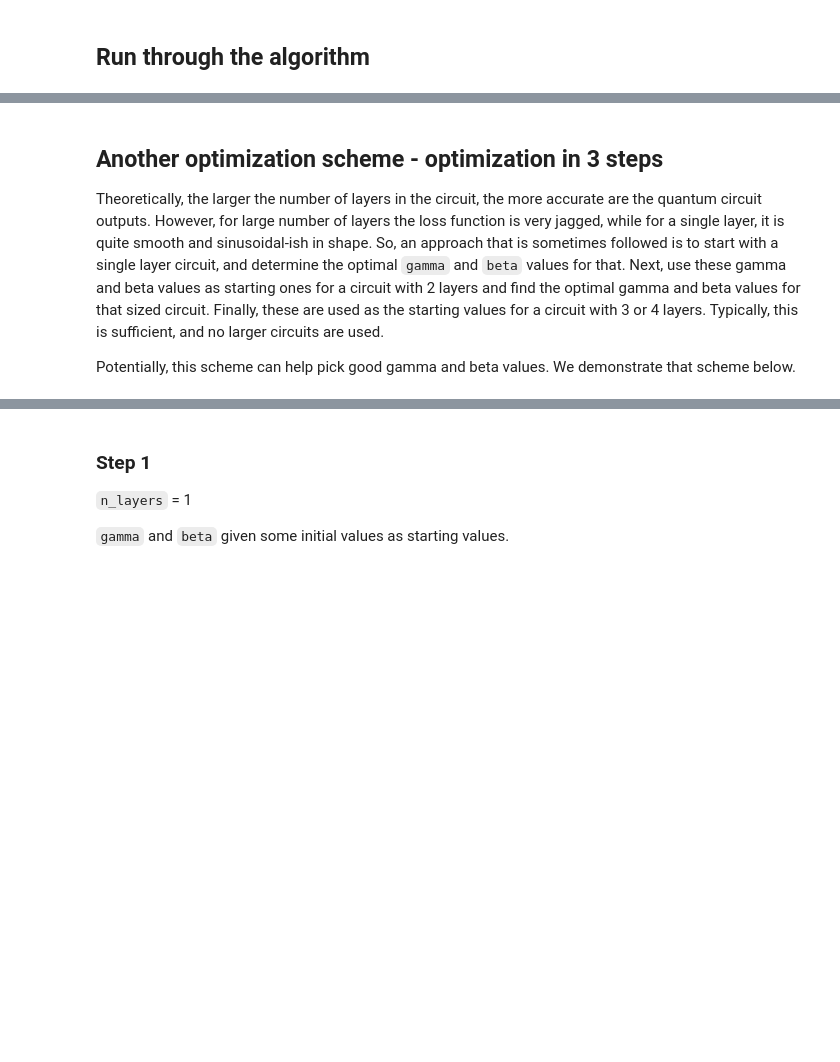
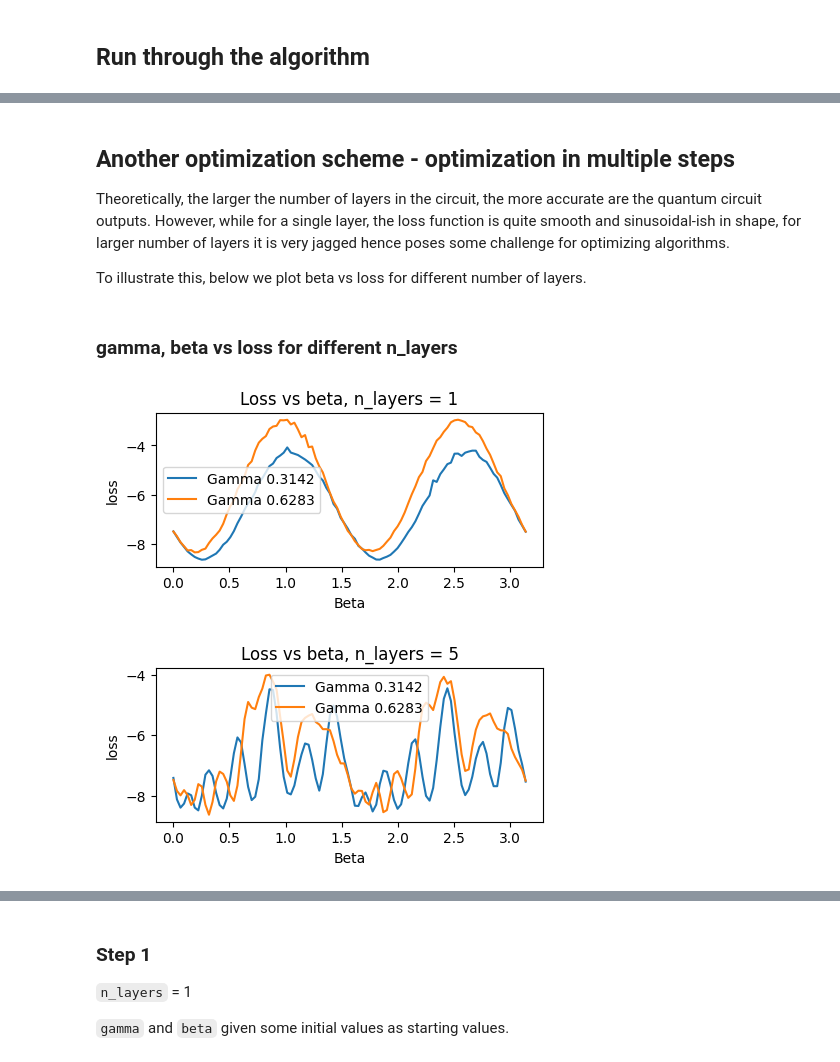
Before and after one commit to atulvarshneya/quantum-computing, a Jupyter notebook: examples/qckt/Well-Known Algorithms/QAOA-maxcut.ipynb, the cells around one changed output, grey strips where cells are left out. Cells and saved outputs as stored; diff of their text form; code cells hidden in the pictures; blank space fills up the shorter version.

```diff
--- a/examples/qckt/Well-Known Algorithms/QAOA-maxcut.ipynb
+++ b/examples/qckt/Well-Known Algorithms/QAOA-maxcut.ipynb
@@ -357,6 +356,33 @@ Frequency of good results: 1471, Frequency of bad results: 529
 # %% [markdown]
-## Another optimization scheme - optimization in 3 steps
+## Another optimization scheme - optimization in multiple steps
 
-Theoretically, the larger the number of layers in the circuit, the more accurate are the quantum circuit outputs. However, for large number of layers the loss function is very jagged, while for a single layer, it is quite smooth and sinusoidal-ish in shape. So, an approach that is sometimes followed is to start with a single layer circuit, and determine the optimal `gamma` and `beta` values for that. Next, use these gamma and beta values as starting ones for a circuit with 2 layers and find the optimal gamma and beta values for that sized circuit. Finally, these are used as the starting values for a circuit with 3 or 4 layers. Typically, this is sufficient, and no larger circuits are used.
+Theoretically, the larger the number of layers in the circuit, the more accurate are the quantum circuit outputs. However, while for a single layer, the loss function is quite smooth and sinusoidal-ish in shape, for larger number of layers it is very jagged hence poses some challenge for optimizing algorithms.
 
-Potentially, this scheme can help pick good gamma and beta values. We demonstrate that scheme below.
+To illustrate this, below we plot beta vs loss for different number of layers.
+# %% [markdown]
+### gamma, beta vs loss for different n_layers
+# %%
+def plot_losss_vs_gamma(n_layers):
+    plt.figure(figsize=(5, 2))
+    for gamma in [pi/10, pi/5]:
+        trace = []
+        for beta in np.linspace(0,pi,100):
+            gammavals = [gamma] * n_layers
+            betavals = [beta] * n_layers
+            # this is for illustration only, so to simpligy we use same gamma and beta for all layers
+            counts = run_qaoa_circuit(n_qubits=n_vertices, edges=edges, n_layers=n_layers, n_shots=2000, gammavals=gammavals, betavals=betavals)
+            loss = qaoa_loss_function(counts, edges, n_vertices)
+            # print(gammavals, betavals, loss)
+            trace.append({"gammavals":gammavals, "betavals":betavals, "loss":loss})
+        plt.plot([row["betavals"][0] for row in trace], [row["loss"] for row in trace], label=f"Gamma {gamma:0.4f}")
+        plt.title(f"Loss vs beta, n_layers = {n_layers}")
+        plt.xlabel("Beta")
+        plt.ylabel("loss")
+        plt.legend()
+    plt.show()
+
+plot_losss_vs_gamma(n_layers=1)
+plot_losss_vs_gamma(n_layers=5)
+# %% [output]
+[figure, added]
+[figure, added]
```
Also changed, not shown: parts of 18 cells of this notebook.
